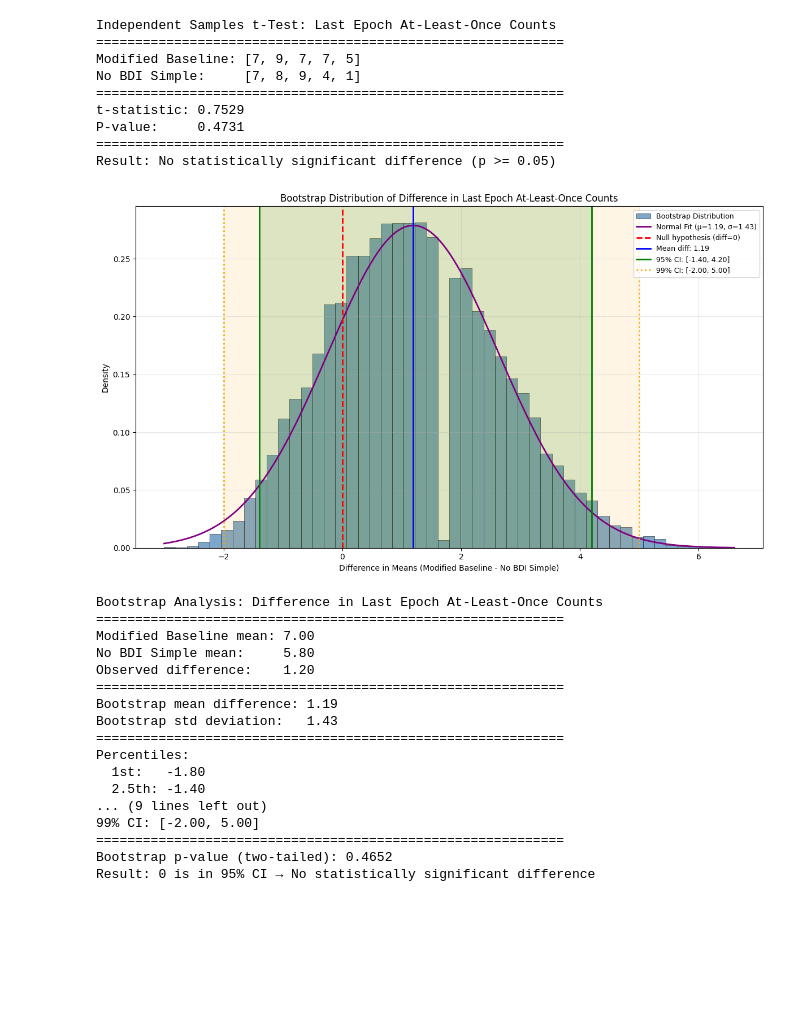
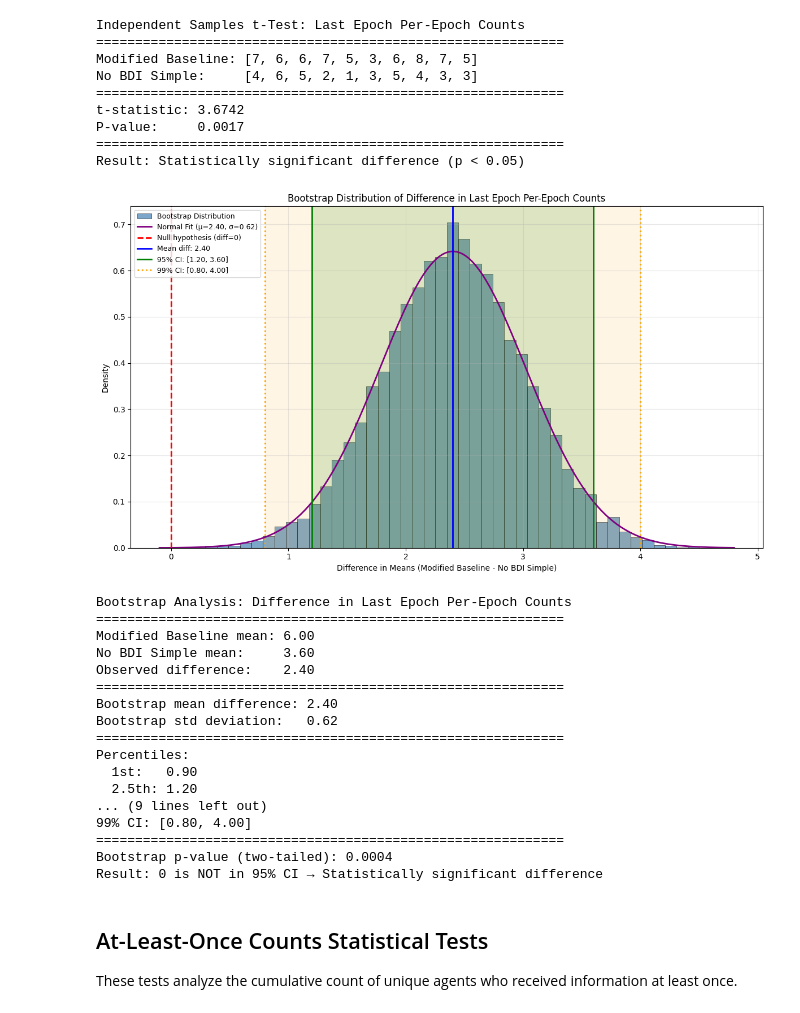
Before and after one commit to matuskonig/generative-agents, a Jupyter notebook: experiments/abbl_study_2_results.ipynb, the cells around one changed output. Saved outputs shown, nothing was run; the diff lists cells and outputs as text; code cells hidden in the pictures; blank space fills up the shorter version.

Commit message:
extended results

```diff
--- a/experiments/abbl_study_2_results.ipynb
+++ b/experiments/abbl_study_2_results.ipynb
@@ -566,13 +635,21 @@ create_efficiency_bar_chart(DATA, "Token Efficiency Comparison")
 # %%
+# Extract last epoch per-epoch counts for statistical tests
+BASELINE_LAST_EPOCH_PER_EPOCH_COUNTS: list[int] = [
+    get_per_epoch_counts(result)[-1] for result in BASELINE_RESULTS
+]
+NO_BDI_LAST_EPOCH_PER_EPOCH_COUNTS: list[int] = [
+    get_per_epoch_counts(result)[-1] for result in NO_BDI_RESULTS
+]
+
 # Perform Mann-Whitney U test (independent samples, non-parametric)
 statistic, p_value = stats.mannwhitneyu(
-    BASELINE_LAST_EPOCH_COUNTS, NO_BDI_LAST_EPOCH_COUNTS, alternative='two-sided'
+    BASELINE_LAST_EPOCH_PER_EPOCH_COUNTS, NO_BDI_LAST_EPOCH_PER_EPOCH_COUNTS, alternative='two-sided'
 )
 
-print("Mann-Whitney U Test: Last Epoch At-Least-Once Counts")
+print("Mann-Whitney U Test: Last Epoch Per-Epoch Counts")
 print(f"{'='*60}")
-print(f"Modified Baseline: {BASELINE_LAST_EPOCH_COUNTS}")
-print(f"No BDI Simple:     {NO_BDI_LAST_EPOCH_COUNTS}")
+print(f"Modified Baseline: {BASELINE_LAST_EPOCH_PER_EPOCH_COUNTS}")
+print(f"No BDI Simple:     {NO_BDI_LAST_EPOCH_PER_EPOCH_COUNTS}")
 print(f"{'='*60}")
 print(f"U-statistic: {statistic}")
 print(f"P-value:     {p_value:.4f}")
@@ -594,11 +671,11 @@ Result: No statistically significant difference (p >= 0.05)
 # %%
 # Perform independent samples t-test
-t_statistic, t_p_value = stats.ttest_ind(BASELINE_LAST_EPOCH_COUNTS, NO_BDI_LAST_EPOCH_COUNTS)
+t_statistic, t_p_value = stats.ttest_ind(BASELINE_LAST_EPOCH_PER_EPOCH_COUNTS, NO_BDI_LAST_EPOCH_PER_EPOCH_COUNTS)
 
-print("Independent Samples t-Test: Last Epoch At-Least-Once Counts")
+print("Independent Samples t-Test: Last Epoch Per-Epoch Counts")
 print(f"{'='*60}")
-print(f"Modified Baseline: {BASELINE_LAST_EPOCH_COUNTS}")
-print(f"No BDI Simple:     {NO_BDI_LAST_EPOCH_COUNTS}")
+print(f"Modified Baseline: {BASELINE_LAST_EPOCH_PER_EPOCH_COUNTS}")
+print(f"No BDI Simple:     {NO_BDI_LAST_EPOCH_PER_EPOCH_COUNTS}")
 print(f"{'='*60}")
 print(f"t-statistic: {t_statistic:.4f}")
 print(f"P-value:     {t_p_value:.4f}")
@@ -608,15 +685,15 @@ if t_p_value < 0.05:
 else:
     print("Result: No statistically significant difference (p >= 0.05)")
 # %% [output]
-Independent Samples t-Test: Last Epoch At-Least-Once Counts
+Independent Samples t-Test: Last Epoch Per-Epoch Counts
 ============================================================
-Modified Baseline: [7, 9, 7, 7, 5]
-No BDI Simple:     [7, 8, 9, 4, 1]
+Modified Baseline: [7, 6, 6, 7, 5, 3, 6, 8, 7, 5]
+No BDI Simple:     [4, 6, 5, 2, 1, 3, 5, 4, 3, 3]
 ============================================================
-t-statistic: 0.7529
-P-value:     0.4731
+t-statistic: 3.6742
+P-value:     0.0017
 ============================================================
-Result: No statistically significant difference (p >= 0.05)
+Result: Statistically significant difference (p < 0.05)
 # %%
 # Bootstrap analysis for difference in means
 np.random.seed(42)
@@ -624,8 +701,8 @@ N_BOOTSTRAP = 10000
 
 # Bootstrap sampling using list comprehension
 bootstrap_diffs: np.ndarray = np.array([
-    np.mean(np.random.choice(BASELINE_LAST_EPOCH_COUNTS, size=len(BASELINE_LAST_EPOCH_COUNTS), replace=True))
-    - np.mean(np.random.choice(NO_BDI_LAST_EPOCH_COUNTS, size=len(NO_BDI_LAST_EPOCH_COUNTS), replace=True))
+    np.mean(np.random.choice(BASELINE_LAST_EPOCH_PER_EPOCH_COUNTS, size=len(BASELINE_LAST_EPOCH_PER_EPOCH_COUNTS), replace=True))
+    - np.mean(np.random.choice(NO_BDI_LAST_EPOCH_PER_EPOCH_COUNTS, size=len(NO_BDI_LAST_EPOCH_PER_EPOCH_COUNTS), replace=True))
     for _ in range(N_BOOTSTRAP)
 ])
 
@@ -665,57 +742,61 @@ ax.axvspan(ci_99[0], ci_99[1], alpha=0.1, color='orange')
 
 ax.set_xlabel('Difference in Means (Modified Baseline - No BDI Simple)')
 ax.set_ylabel('Density')
-ax.set_title('Bootstrap Distribution of Difference in Last Epoch At-Least-Once Counts')
+ax.set_title('Bootstrap Distribution of Difference in Last Epoch Per-Epoch Counts')
 ax.legend(loc='best', fontsize=9)
 ax.grid(alpha=0.3)
 plt.tight_layout()
 plt.show()
 
 # Print results
-print("Bootstrap Analysis: Difference in Last Epoch At-Least-Once Counts")
+print("Bootstrap Analysis: Difference in Last Epoch Per-Epoch Counts")
 print(f"{'='*60}")
-print(f"Modified Baseline mean: {np.mean(BASELINE_LAST_EPOCH_COUNTS):.2f}")
-print(f"No BDI Simple mean:     {np.mean(NO_BDI_LAST_EPOCH_COUNTS):.2f}")
-print(f"Observed difference:    {np.mean(BASELINE_LAST_EPOCH_COUNTS) - np.mean(NO_BDI_LAST_EPOCH_COUNTS):.2f}")
+print(f"Modified Baseline mean: {np.mean(BASELINE_LAST_EPOCH_PER_EPOCH_COUNTS):.2f}")
+print(f"No BDI Simple mean:     {np.mean(NO_BDI_LAST_EPOCH_PER_EPOCH_COUNTS):.2f}")
+print(f"Observed difference:    {np.mean(BASELINE_LAST_EPOCH_PER_EPOCH_COUNTS) - np.mean(NO_BDI_LAST_EPOCH_PER_EPOCH_COUNTS):.2f}")
 print(f"{'='*60}")
 print(f"Bootstrap mean difference: {mu:.2f}")
 print(f"Bootstrap std deviation:   {sigma:.2f}")
 print(f"{'='*60}")
 print("Percentiles:")
 print(f"  1st:   {percentiles[0]:.2f}")
 print(f"  2.5th: {percentiles[1]:.2f}")
 print(f"  5th:   {percentiles[2]:.2f}")
 print(f"  25th:  {percentiles[3]:.2f}")
 print(f"  50th:  {percentiles[4]:.2f}")
 print(f"  75th:  {percentiles[5]:.2f}")
 print(f"  95th:  {percentiles[6]:.2f}")
 print(f"  97.5th:{percentiles[7]:.2f}")
 print(f"  99th:  {percentiles[8]:.2f}")
 print(f"{'='*60}")
 print(f"95% CI: [{ci_95[0]:.2f}, {ci_95[1]:.2f}]")
 print(f"99% CI: [{ci_99[0]:.2f}, {ci_99[1]:.2f}]")
 print(f"{'='*60}")
 print(f"Bootstrap p-value (two-tailed): {p_value_bootstrap:.4f}")
 if ci_95[0] > 0 or ci_95[1] < 0:
     print("Result: 0 is NOT in 95% CI → Statistically significant difference")
 else:
     print("Result: 0 is in 95% CI → No statistically significant difference")
 # %% [output]
-[figure, old version]
+[figure, new version]
-Bootstrap Analysis: Difference in Last Epoch At-Least-Once Counts
+Bootstrap Analysis: Difference in Last Epoch Per-Epoch Counts
 ============================================================
-Modified Baseline mean: 7.00
-No BDI Simple mean:     5.80
-Observed difference:    1.20
+Modified Baseline mean: 6.00
+No BDI Simple mean:     3.60
+Observed difference:    2.40
 ============================================================
-Bootstrap mean difference: 1.19
-Bootstrap std deviation:   1.43
+Bootstrap mean difference: 2.40
+Bootstrap std deviation:   0.62
 ============================================================
 Percentiles:
-  1st:   -1.80
-  2.5th: -1.40
+  1st:   0.90
+  2.5th: 1.20
 ... (9 lines left out)
-99% CI: [-2.00, 5.00]
+99% CI: [0.80, 4.00]
 ============================================================
-Bootstrap p-value (two-tailed): 0.4652
-Result: 0 is in 95% CI → No statistically significant difference
+Bootstrap p-value (two-tailed): 0.0004
+Result: 0 is NOT in 95% CI → Statistically significant difference
+# %% [markdown]
+## At-Least-Once Counts Statistical Tests
+
+These tests analyze the cumulative count of unique agents who received information at least once.
```
Also changed, not shown: parts of 16 cells of this notebook, 11 other files.
